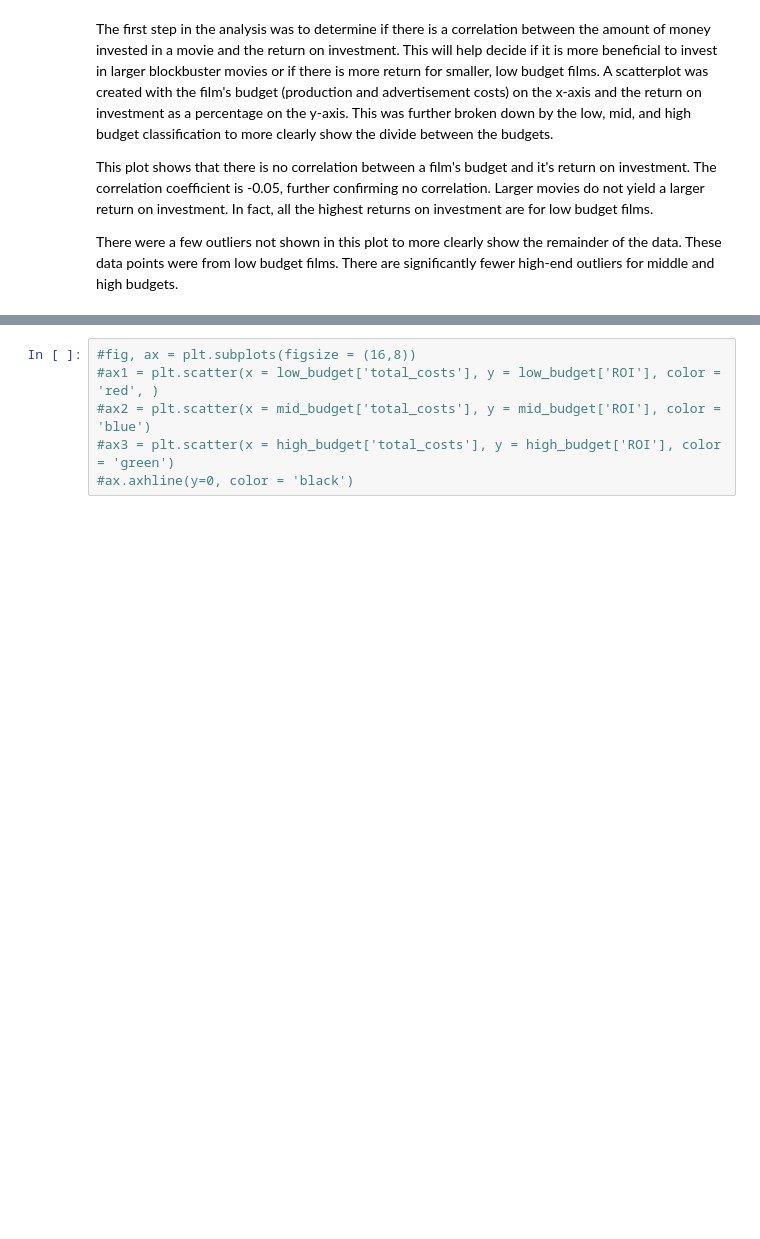
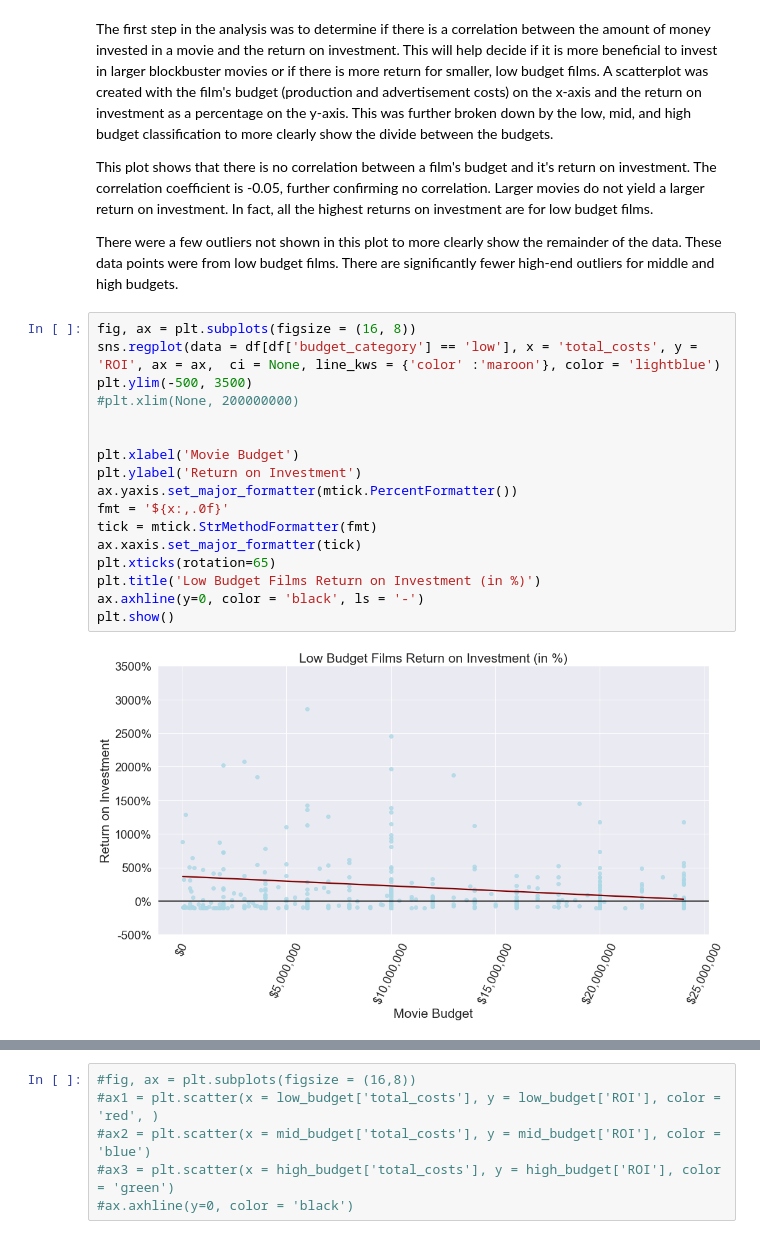
Before and after one commit to danvalen1/Film-Industry-Analysis, a Jupyter notebook: lhp.ipynb, the cells around one changed output, grey strips where cells are left out. Cells and saved outputs as stored; diff of their text form; blank space fills up the shorter version.

```diff
--- a/lhp.ipynb
+++ b/lhp.ipynb
@@ -34,3 +62,22 @@ The first step in the analysis was to determine if there is a correlation betwee
 This plot shows that there is no correlation between a film's budget and it's return on investment. The correlation coefficient is -0.05, further confirming no correlation. Larger movies do not yield a larger return on investment. In fact, all the highest returns on investment are for low budget films.
 
 There were a few outliers not shown in this plot to more clearly show the remainder of the data. These data points were from low budget films. There are significantly fewer high-end outliers for middle and high budgets.
+# %%
+fig, ax = plt.subplots(figsize = (16, 8))
+sns.regplot(data = df[df['budget_category'] == 'low'], x = 'total_costs', y = 'ROI', ax = ax,  ci = None, line_kws = {'color' :'maroon'}, color = 'lightblue')
+plt.ylim(-500, 3500)
+#plt.xlim(None, 200000000)
+
+
+plt.xlabel('Movie Budget')
+plt.ylabel('Return on Investment')
+ax.yaxis.set_major_formatter(mtick.PercentFormatter())
+fmt = '${x:,.0f}'
+tick = mtick.StrMethodFormatter(fmt)
+ax.xaxis.set_major_formatter(tick)
+plt.xticks(rotation=65)
+plt.title('Low Budget Films Return on Investment (in %)')
+ax.axhline(y=0, color = 'black', ls = '-')
+plt.show()
+# %% [output]
+[figure, added]
```
Also changed, not shown: parts of 10 cells of this notebook, 3 other files.
